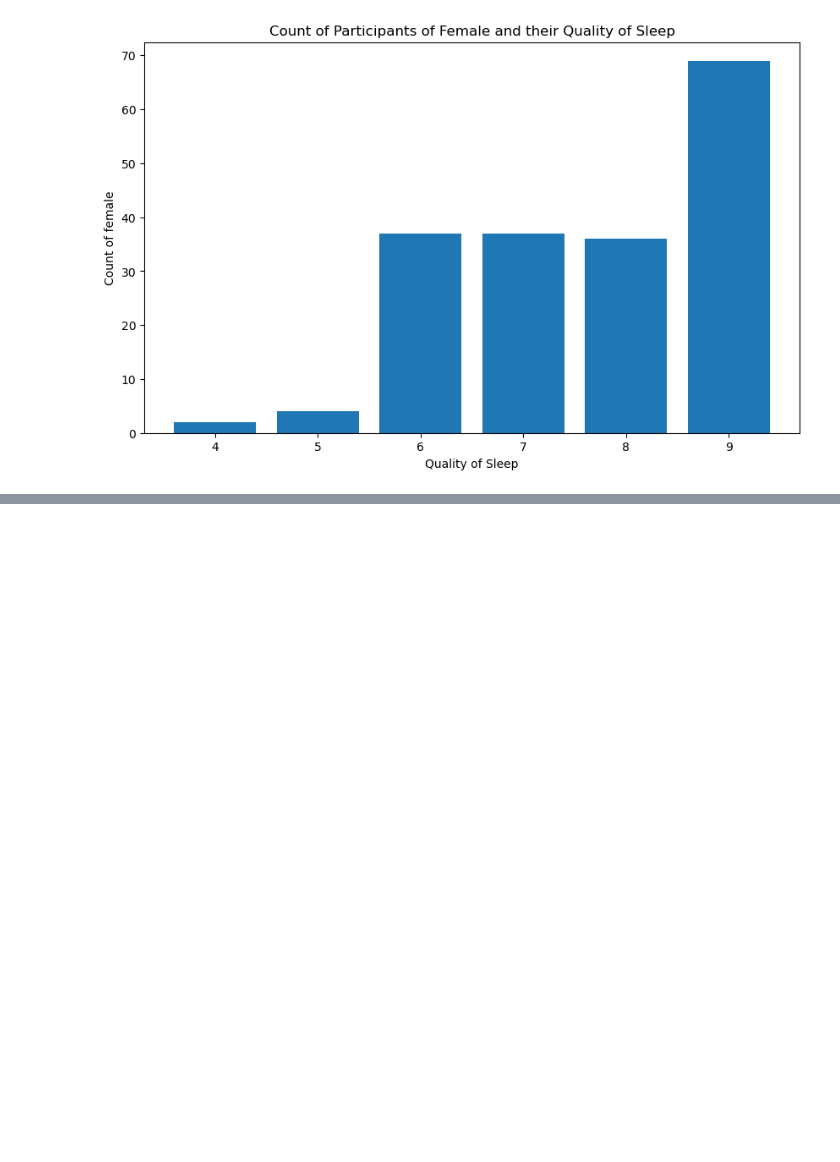
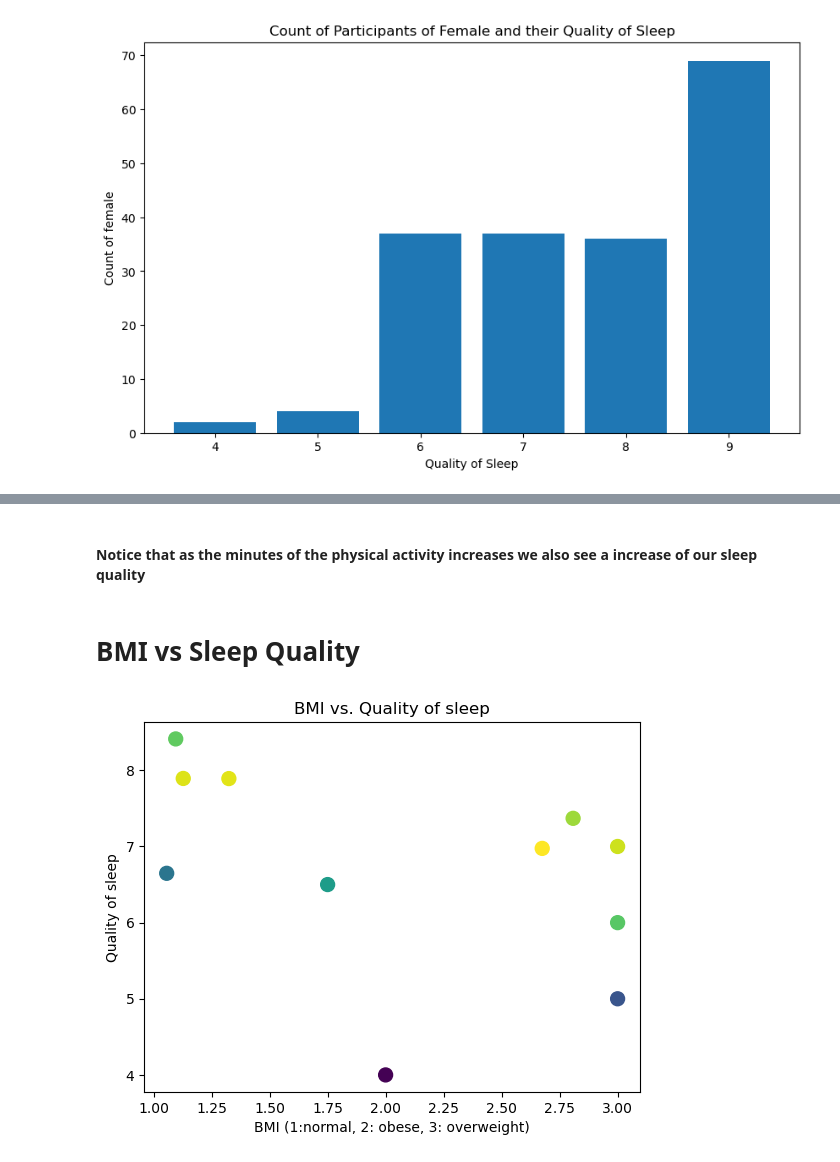
Before and after one commit to EverC0/DataProj, a Jupyter notebook: data_practice.ipynb, the cells around one changed output, grey strips where cells are left out. Cells and saved outputs as stored; diff of their text form; code cells hidden in the pictures; blank space fills up the shorter version.

```diff
--- a/data_practice.ipynb
+++ b/data_practice.ipynb
@@ -105,7 +106,20 @@ Output: A continuous value representing the price of the house (e.g., $250,000).
 # - pd.read_excel, pd.read_sql, pd.read_json, pd.read_html,
 
 df = pd.read_csv("/Users/evercampos/DataS/Sleep_health_and_lifestyle_dataset.csv")
-df
+
+
+# Create a mapping dictionary
+BMI_mapping = {"Normal": 1, "Normal Weight": 1 ,"Obese": 2, "Overweight": 3}
+Sleep_mapping = {"None":1, "Insomnia" : 2, "Sleep Apnea": 3}
+# Apply the mapping
+# s = df["BMI Category"].map(BMI_mapping)
+New_df = df.copy()
+New_df["BMI Category"] = New_df["BMI Category"].map(BMI_mapping)
+New_df["Sleep Disorder"] = New_df["Sleep Disorder"].map(Sleep_mapping)
+
+print("\n")
+New_df
+# print(New_df)
 # %% [output]
 |  | Person ID | Gender | Age | Occupation | Sleep Duration | Quality of Sleep | Physical Activity Level | ... |
 | 0 | 1 | Male | 27 | Software Engineer | 6.1 | 6 | 42 | ... |
@@ -234,0 +345,24 @@ plt.show()
+# %% [markdown]
+#### Notice that as the minutes of the physical activity increases we also see a increase of our sleep quality
+# %% [markdown]
+# BMI vs Sleep Quality
+# %%
+occup_avg = New_df.groupby("Occupation").mean("BMI Category")
+
+temp = occup_avg["BMI Category"]
+qual = occup_avg["Quality of Sleep"]
+
+ts = np.vstack([temp,qual])
+z = sci.stats.gaussian_kde(ts)(ts)
+
+fig, plot = plt.subplots()
+
+plt.title("BMI vs. Quality of sleep")
+plt.xlabel("BMI (1:normal, 2: obese, 3: overweight)")
+plt.ylabel("Quality of sleep")
+
+plot.scatter(temp, qual, c=z, s=100)
+
+plt.show()
+# %% [output]
+[figure, added]
```
Also changed, not shown: parts of 24 cells of this notebook, 1 other file.
